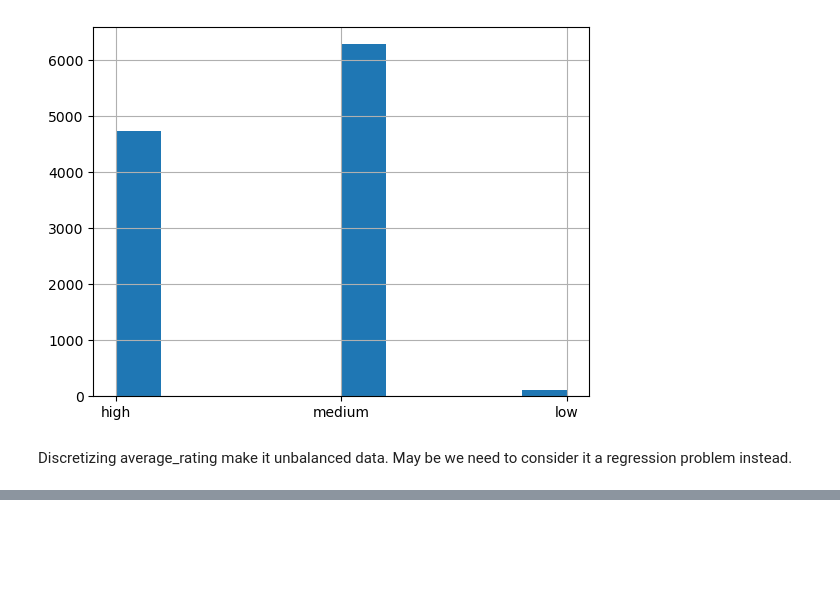
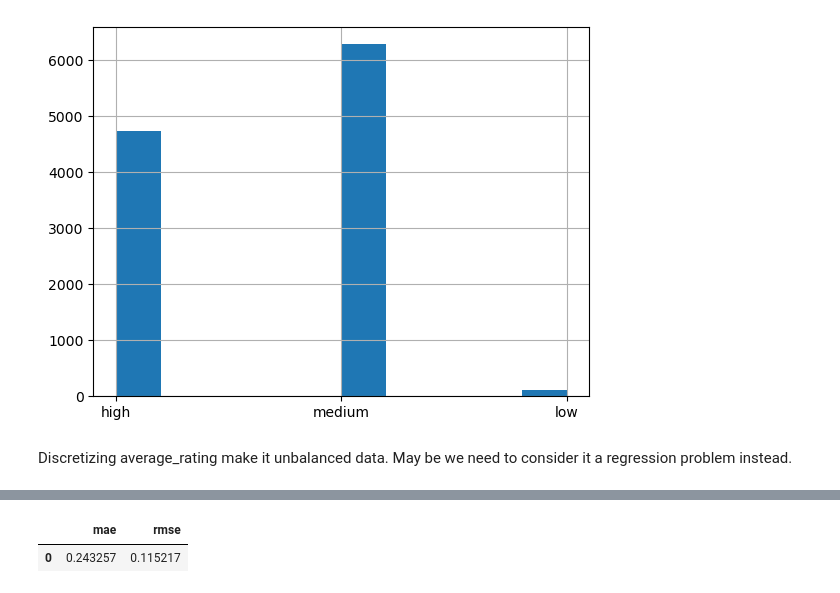
Before and after one commit to phenixMaster/books_rating_project_python_main, a Jupyter notebook: Python_labs_project.ipynb, the cells around one changed output, grey strips where cells are left out. Saved outputs shown, nothing was run; the diff lists cells and outputs as text; code cells hidden in the pictures; blank space fills up the shorter version.

```diff
--- a/Python_labs_project.ipynb
+++ b/Python_labs_project.ipynb
@@ -379,0 +440,16 @@ ModuleNotFoundError: No module named 'sklearn'
+# %%
+# ridge_model evaluation
+# lin reg perf : mae
+pred= []
+pred = reg_ridge.predict(X_valid)
+mae = skl.metrics.mean_absolute_error(y_valid,pred)
+
+# lin reg perf : rmse
+pred = reg_ridge.predict(X_valid)
+rmse = skl.metrics.mean_squared_error(y_valid,pred)
+# %%
+# error table
+pd.DataFrame(data = [[mae , rmse]],columns = ["mae","rmse"])
+# %% [output]
+|  | mae | rmse |
+| 0 | 0.243257 | 0.115217 |
```
Also changed, not shown: parts of 12 cells of this notebook.
